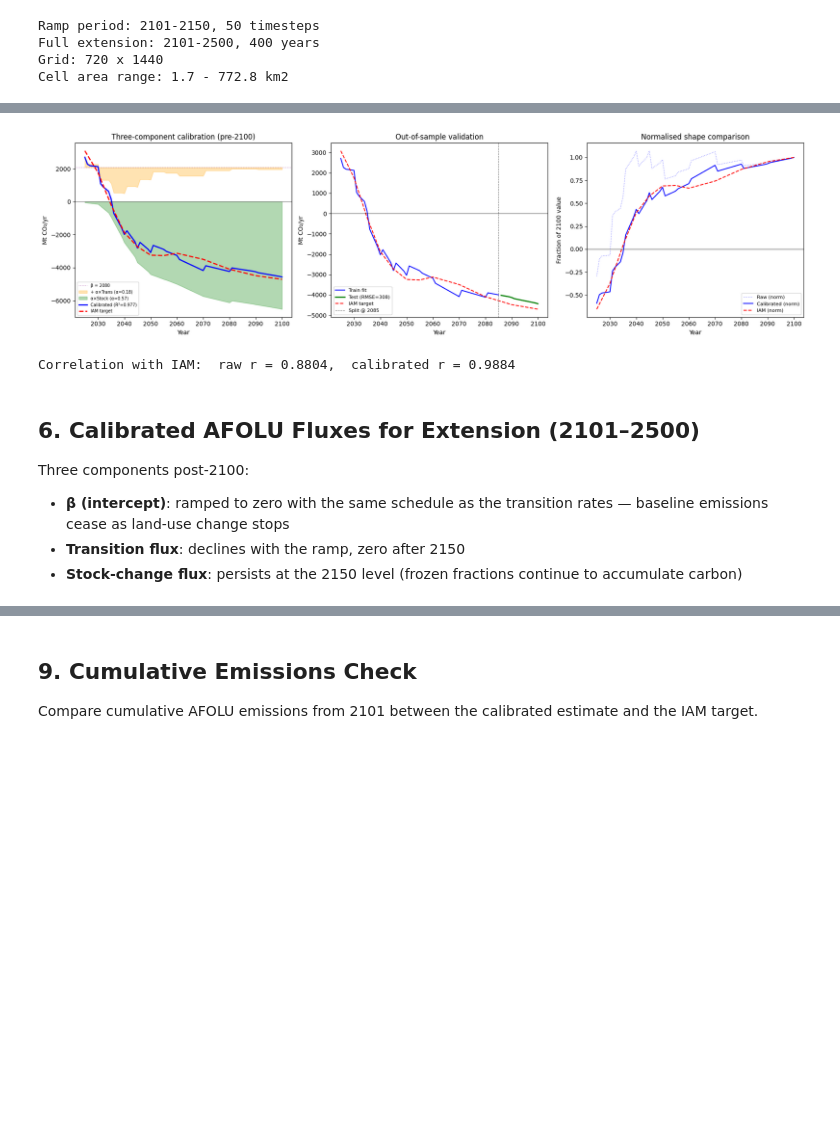
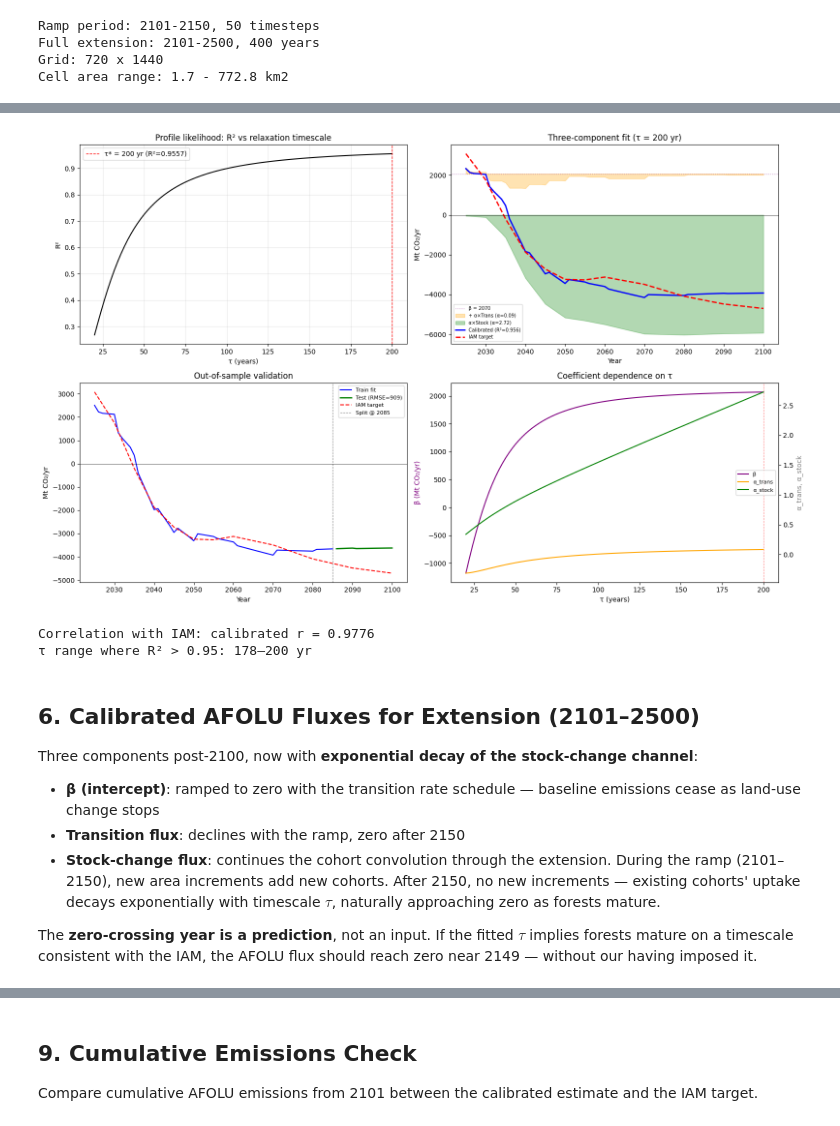
Before and after one commit to benmsanderson/extend-luh, a Jupyter notebook: notebooks/03_afolu_flux_check.ipynb, the cells around one changed output, grey strips where cells are left out. Drawn from its saved outputs; the diff is of its cells as text; code cells hidden in the pictures; blank space fills up the shorter version.

Commit message:
tau-based prediction

```diff
--- a/notebooks/03_afolu_flux_check.ipynb
+++ b/notebooks/03_afolu_flux_check.ipynb
@@ -310,61 +369,76 @@ for yr in [2030, 2050, 2070, 2090, 2100]:
 # %%
-fig, axes = plt.subplots(1, 3, figsize=(18, 5))
+fig, axes = plt.subplots(2, 2, figsize=(16, 10))
 
-# Left: three components stacked
-ax = axes[0]
+# Top-left: τ profile likelihood
+ax = axes[0, 0]
+ax.plot(tau_grid, r2_profile, 'k-', lw=1.5)
+ax.axvline(tau_opt, color='r', ls='--', lw=1, label=f'τ* = {tau_opt} yr (R²={r2:.4f})')
+ax.set_xlabel('τ (years)'); ax.set_ylabel('R²')
+ax.set_title('Profile likelihood: R² vs relaxation timescale')
+ax.legend(); ax.grid(True, alpha=0.3)
+
+# Top-right: three components at optimal τ
+ax = axes[0, 1]
 ax.axhline(beta, color='purple', ls=':', lw=1, alpha=0.5, label=f'β = {beta:.0f}')
 ax.fill_between(input_flux_years, beta, beta + alpha_trans * transition_flux,
                 alpha=0.3, color='orange', label=f'+ α×Trans (α={alpha_trans:.2f})')
 ax.fill_between(input_flux_years, 0, alpha_stock * stock_flux,
                 alpha=0.3, color='green', label=f'α×Stock (α={alpha_stock:.2f})')
 ax.plot(input_flux_years, calibrated_pre, 'b-', lw=2, label=f'Calibrated (R²={r2:.3f})')
 ax.plot(input_flux_years, y_iam, 'r--', lw=2, label='IAM target')
 ax.axhline(0, color='k', lw=0.5)
 ax.set_xlabel('Year'); ax.set_ylabel('Mt CO₂/yr')
-ax.set_title('Three-component calibration (pre-2100)')
+ax.set_title(f'Three-component fit (τ = {tau_opt} yr)')
 ax.legend(fontsize=7)
 
-# Centre: out-of-sample validation
-ax = axes[1]
+# Bottom-left: out-of-sample validation
+ax = axes[1, 0]
 train_pred = X[train_mask] @ coefs_cv
 ax.plot(input_flux_years[train_mask], train_pred, 'b-', lw=1.5, label='Train fit')
 ax.plot(input_flux_years[test_mask], pred_test, 'g-', lw=2,
         label=f'Test (RMSE={rmse_cv:.0f})')
 ax.plot(input_flux_years, y_iam, 'r--', lw=1.5, label='IAM target')
 ax.axvline(split_yr, color='gray', ls='--', lw=0.8, label=f'Split @ {split_yr}')
 ax.axhline(0, color='k', lw=0.5)
 ax.set_xlabel('Year'); ax.set_ylabel('Mt CO₂/yr')
 ax.set_title('Out-of-sample validation')
 ax.legend(fontsize=8)
 
-# Right: normalised shape comparison
-ax = axes[2]
-raw_norm = raw_total / raw_total[-1] if raw_total[-1] != 0 else raw_total
-iam_norm = y_iam / y_iam[-1]
-calib_norm = calibrated_pre / calibrated_pre[-1] if calibrated_pre[-1] != 0 else calibrated_pre
-ax.plot(input_flux_years, raw_norm, 'b:', lw=1, alpha=0.5, label='Raw (norm)')
-ax.plot(input_flux_years, calib_norm, 'b-', lw=1.5, label='Calibrated (norm)')
-ax.plot(input_flux_years, iam_norm, 'r--', lw=1.5, label='IAM (norm)')
-ax.axhline(0, color='k', lw=0.5)
-ax.set_xlabel('Year'); ax.set_ylabel('Fraction of 2100 value')
-ax.set_title('Normalised shape comparison')
-ax.legend(fontsize=8)
+# Bottom-right: how linear coefficients vary with τ
+ax = axes[1, 1]
+ax2 = ax.twinx()
+ax.plot(tau_grid, coefs_profile[:, 0], 'purple', lw=1.5, label='β')
+ax2.plot(tau_grid, coefs_profile[:, 1], 'orange', lw=1.5, label='α_trans')
+ax2.plot(tau_grid, coefs_profile[:, 2], 'green', lw=1.5, label='α_stock')
+ax.axvline(tau_opt, color='r', ls='--', lw=0.8, alpha=0.5)
+ax.set_xlabel('τ (years)'); ax.set_ylabel('β (Mt CO₂/yr)', color='purple')
+ax2.set_ylabel('α_trans, α_stock', color='gray')
+ax.set_title('Coefficient dependence on τ')
+lines1, labels1 = ax.get_legend_handles_labels()
+lines2, labels2 = ax2.get_legend_handles_labels()
+ax.legend(lines1 + lines2, labels1 + labels2, fontsize=8, loc='center right')
 
 plt.tight_layout(); plt.show()
 
-corr_raw = np.corrcoef(raw_total, y_iam)[0, 1]
 corr_cal = np.corrcoef(calibrated_pre, y_iam)[0, 1]
-print(f"Correlation with IAM:  raw r = {corr_raw:.4f},  calibrated r = {corr_cal:.4f}")
+print(f"Correlation with IAM: calibrated r = {corr_cal:.4f}")
+print(f"τ range where R² > 0.95: "
+      f"{tau_grid[r2_profile > 0.95].min()}–{tau_grid[r2_profile > 0.95].max()} yr"
+      if np.any(r2_profile > 0.95) else "No τ achieves R² > 0.95")
 # %% [output]
-[figure, old version]
+[figure, new version]
-Correlation with IAM:  raw r = 0.8804,  calibrated r = 0.9884
+Correlation with IAM: calibrated r = 0.9776
+τ range where R² > 0.95: 178–200 yr
 # %% [markdown]
 ## 6. Calibrated AFOLU Fluxes for Extension (2101–2500)
 
-Three components post-2100:
-- **β (intercept)**: ramped to zero with the same schedule as the transition rates — baseline emissions cease as land-use change stops
+Three components post-2100, now with **exponential decay of the stock-change channel**:
+
+- **β (intercept)**: ramped to zero with the transition rate schedule — baseline emissions cease as land-use change stops
 - **Transition flux**: declines with the ramp, zero after 2150
-- **Stock-change flux**: persists at the 2150 level (frozen fractions continue to accumulate carbon)
+- **Stock-change flux**: continues the cohort convolution through the extension. During the ramp (2101–2150), new area increments add new cohorts. After 2150, no new increments — existing cohorts' uptake decays exponentially with timescale $\tau$, naturally approaching zero as forests mature.
+
+The **zero-crossing year is a prediction**, not an input. If the fitted $\tau$ implies forests mature on a timescale consistent with the IAM, the AFOLU flux should reach zero near 2149 — without our having imposed it.
 # %%
 %%time
 from src.data import afolu_ramp
```
Also changed, not shown: parts of 15 cells of this notebook.
